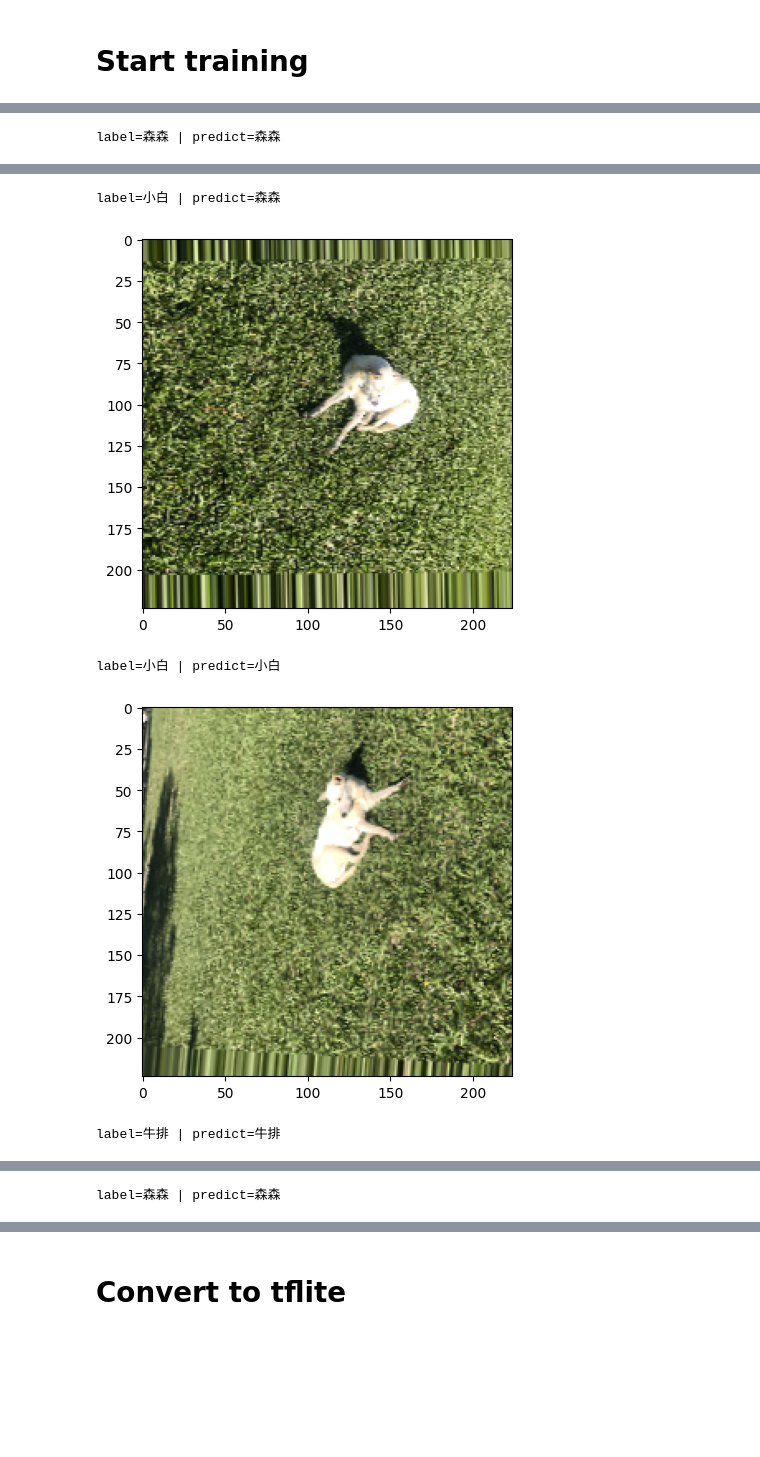
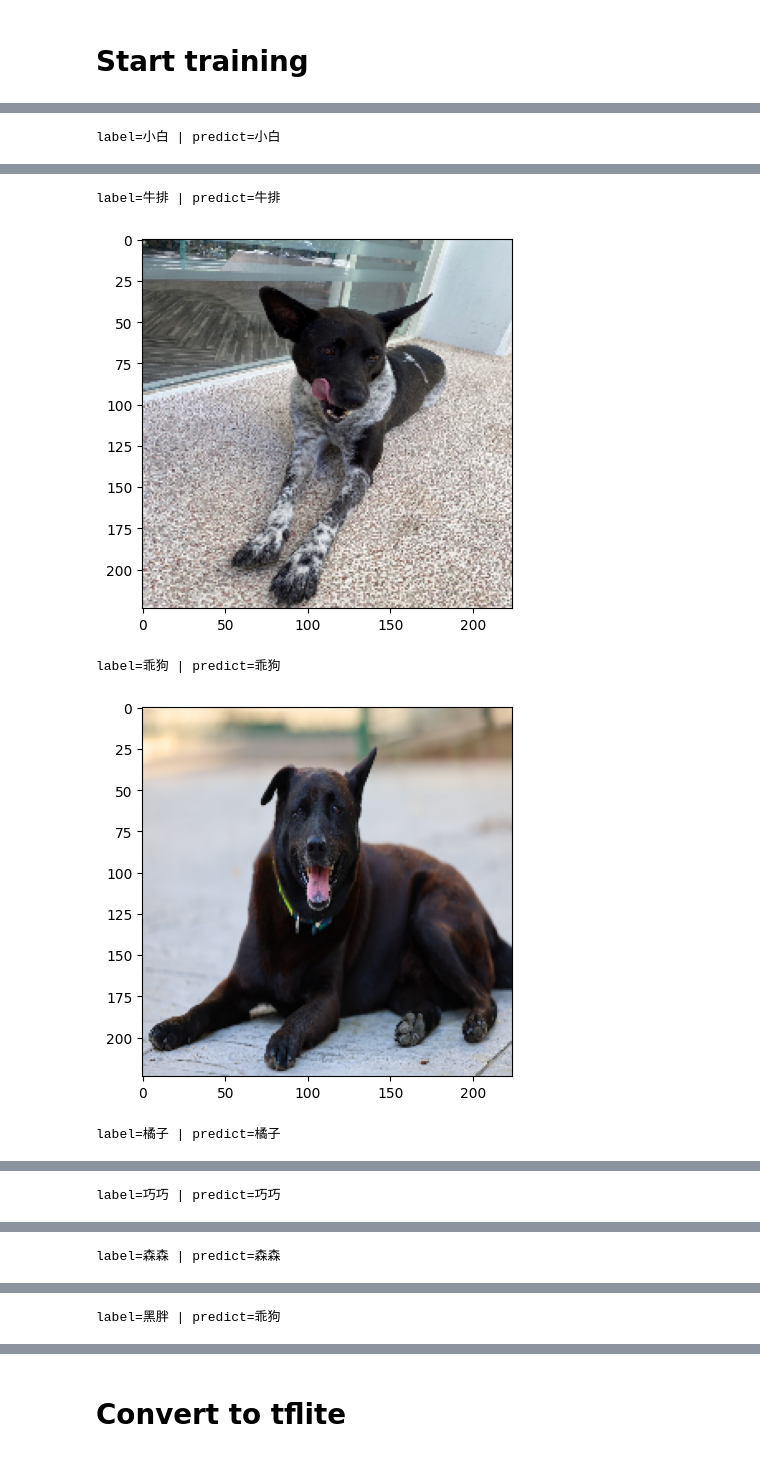
Before and after one commit to yuxunnn/NTHU_WhoAreYouDoggy, a Jupyter notebook: model.ipynb, the cells around one changed output, grey strips where cells are left out. Cells and saved outputs as stored; diff of their text form; code cells hidden in the pictures; blank space fills up the shorter version.

```diff
--- a/model.ipynb
+++ b/model.ipynb
@@ -45,12 +46,13 @@ physical_device_desc: "device: 0, name: NVIDIA GeForce RTX 2070, pci bus id: 000
 # %%
 train_datagen = ImageDataGenerator(
     rescale=1./255,
-    validation_split=0.2,horizontal_flip=True,
+    validation_split=0.1,
+    horizontal_flip=True,
     width_shift_range=0.1,
     height_shift_range=0.1,
-    rotation_range=10,
+    rotation_range=15,
     # shear_range=0.1,
-    zoom_range=0.3,
+    zoom_range=0.1,
     # fill_mode='nearest'
 )
 
@@ -65,6 +67,7 @@ train_generator = train_datagen.flow_from_directory(
     shuffle=True,
     subset='training'
 )
+
 for i, j in Counter(train_generator.classes).items():
     print(f"{label_classes[i]} with {j:3d} images")
 print()
@@ -174,15 +191,16 @@ model.compile(
     metrics=['accuracy']
 )
 # %%
-model.load_weights(filepath='weights_save/weights005_0.72.hdf5')
+# model.load_weights(filepath='weights_save/weights_L_005_0.72.hdf5')
+# model.load_weights(filepath='weights_save/weights_S_005_0.72.hdf5')
 
 history = model.fit(
     train_generator,
     steps_per_epoch=STEP_SIZE_TRAIN,
     validation_data=valid_generator,
     validation_steps=STEP_SIZE_VALID,
-    epochs=1,
-    callbacks=my_callback
+    epochs=10,
+    # callbacks=my_callback
 )
 
 acc = history.history['accuracy']
@@ -221,0 +264,28 @@ print("Validation accuracy:", pred_val[1])
+# %%
+test_datagen = ImageDataGenerator(
+    rescale=1./255
+)
+
+test_generator = test_datagen.flow_from_directory(
+    directory='test/',
+    target_size=target_size,
+    color_mode="rgb",
+    class_mode='categorical',
+    classes=label_classes,
+)
+
+images = []
+labels = []
+predictions = []
+
+for data, label in test_generator:
+
+    prediction = np.argmax(model.predict(data), axis=1)
+    predictions.extend(prediction)
+
+    images.extend(data)
+
+    labels.extend(np.argmax(label, axis=1))
+
+    if (len(predictions) == test_generator.n):
+        break
@@ -236,10 +308,10 @@ for data, label in valid_generator:
     if (len(predictions) == valid_generator.n):
         break
 # %%
-for i in range(4,9):
+for i in range(test_generator.n):
     print(f"label={label_classes[labels[i]]} | predict={label_classes[predictions[i]]}")
     # plt.subplot(2, 2, i+1)
     plt.imshow(images[i])
     plt.show()
 # %% [output]
-label=森森 | predict=森森
+label=小白 | predict=小白
@@ -247,5 +319,5 @@ label=森森 | predict=森森
-label=小白 | predict=森森
+label=牛排 | predict=牛排
-[figure, old version]
+[figure, new version]
-label=小白 | predict=小白
+label=乖狗 | predict=乖狗
-[figure, old version]
+[figure, new version]
-label=牛排 | predict=牛排
+label=橘子 | predict=橘子
@@ -253 +325 @@ label=牛排 | predict=牛排
-label=森森 | predict=森森
+label=巧巧 | predict=巧巧
@@ -254,0 +327 @@ label=森森 | predict=森森
+label=森森 | predict=森森
@@ -254,0 +329 @@ label=森森 | predict=森森
+label=黑胖 | predict=乖狗
```
Also changed, not shown: parts of 10 cells of this notebook, 10 other files.
